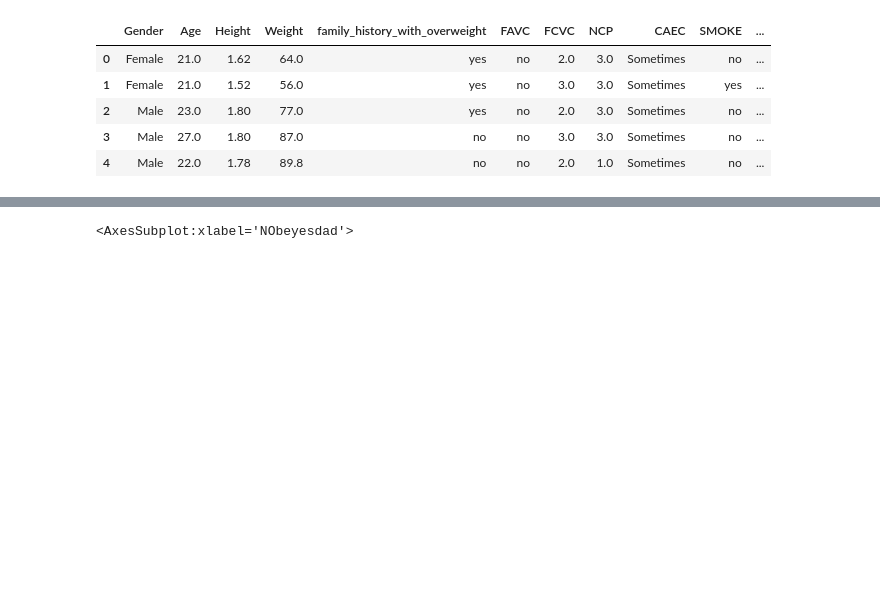
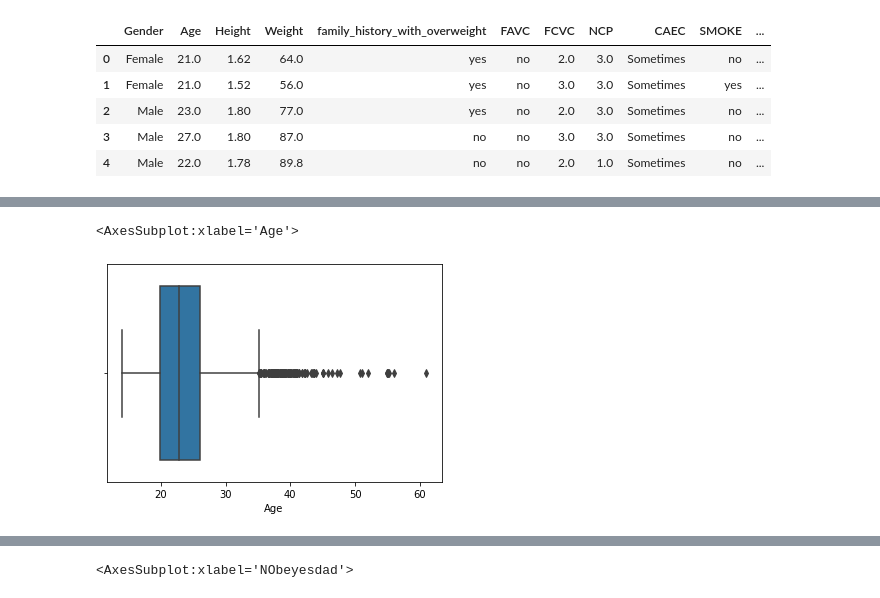
Before and after one commit to azamrahman04/CapstoneProject, a Jupyter notebook: Obesity.ipynb, the cells around one changed output, grey strips where cells are left out. Cells and saved outputs as stored; diff of their text form; code cells hidden in the pictures; blank space fills up the shorter version.

```diff
--- a/Obesity.ipynb
+++ b/Obesity.ipynb
@@ -80,0 +103,6 @@ Text(0.5, 1.0, 'Height (2nd Order) vs. Weight')
+# %%
+# Display the boxplot for Age to identify any outliers
+sns.boxplot(df['Age'])
+# %% [output]
+<AxesSubplot:xlabel='Age'>
+[figure, added]
```
Also changed, not shown: parts of 34 cells of this notebook.
